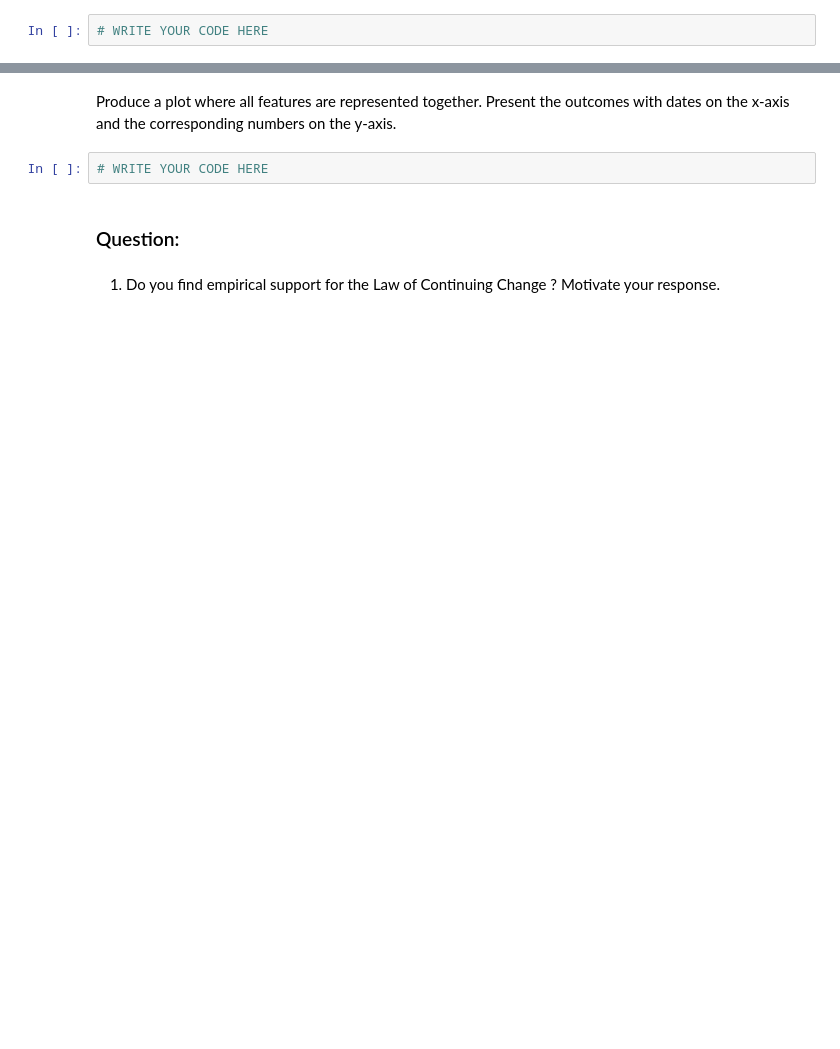
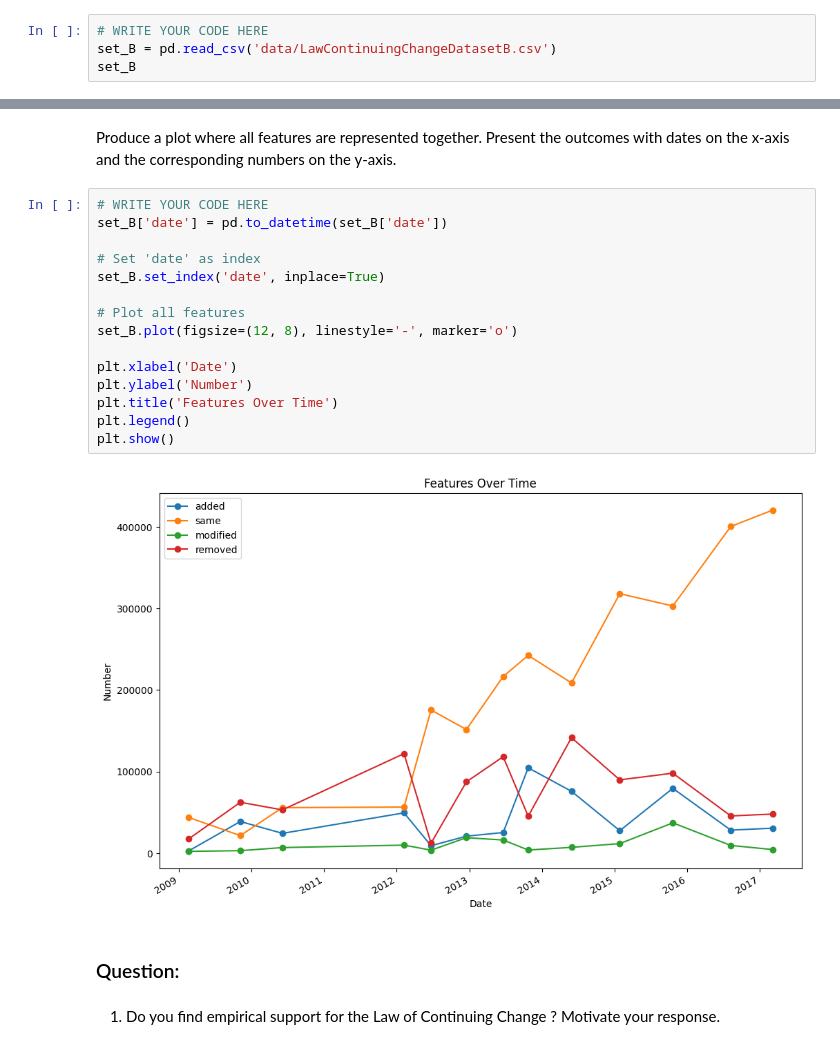
Before and after one commit to DanLoris/Software-Evolution-Practical-Lehmans-Laws, a Jupyter notebook: LawsSoftEvol_CodeCounting.ipynb, the cells around one changed output, grey strips where cells are left out. Saved outputs shown, nothing was run; the diff lists cells and outputs as text; blank space fills up the shorter version.

```diff
--- a/LawsSoftEvol_CodeCounting.ipynb
+++ b/LawsSoftEvol_CodeCounting.ipynb
@@ -468,3 +541,5 @@ Create a plot displaying all features together. Show the outcomes with dates on
 Import Dataset B that contains number of lines of code that are added, modified, removed and same between two consecutive tags for the minor versions (major.minor)
 # %%
 # WRITE YOUR CODE HERE
+set_B = pd.read_csv('data/LawContinuingChangeDatasetB.csv')
+set_B
@@ -472,6 +562,21 @@ Import Dataset B that contains number of lines of code that are added, modified,
 Produce a plot where all features are represented together. Present the outcomes with dates on the x-axis and the corresponding numbers on the y-axis.
 # %%
 # WRITE YOUR CODE HERE
+set_B['date'] = pd.to_datetime(set_B['date'])
+
+# Set 'date' as index
+set_B.set_index('date', inplace=True)
+
+# Plot all features
+set_B.plot(figsize=(12, 8), linestyle='-', marker='o')
+
+plt.xlabel('Date')
+plt.ylabel('Number')
+plt.title('Features Over Time')
+plt.legend()
+plt.show()
+# %% [output]
+[figure, added]
 # %% [markdown]
 ### Question:
 # %% [markdown]
```
Also changed, not shown: parts of 12 cells of this notebook.
